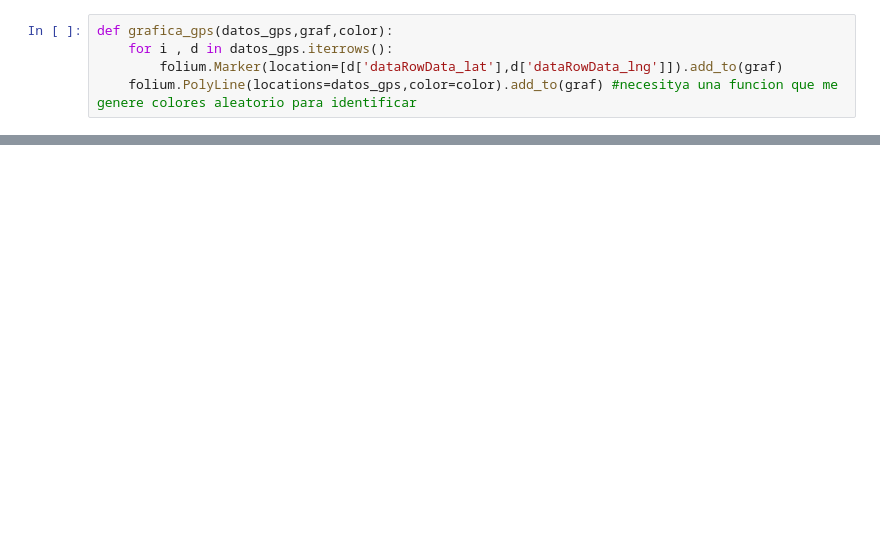
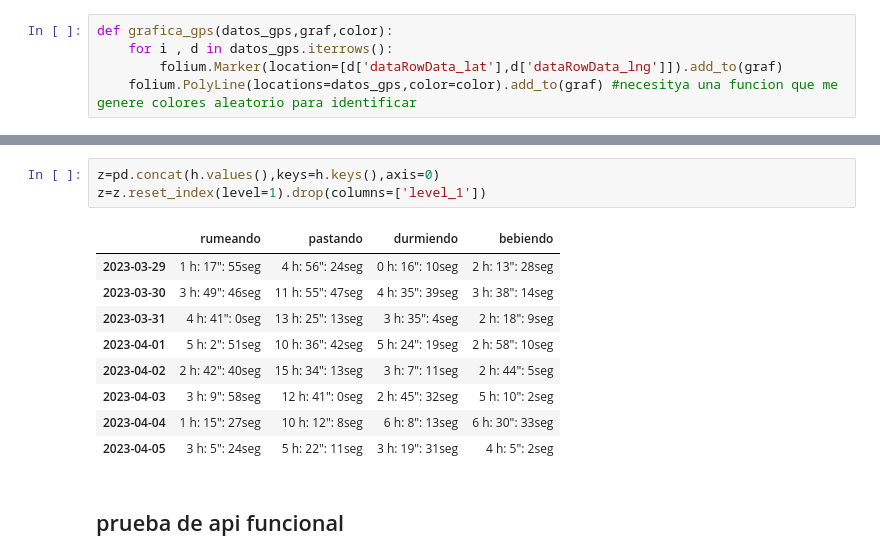
Before and after one commit to Arii95/PF_Henry, a Jupyter notebook: base_datos_basto.ipynb, the cells around one changed output, grey strips where cells are left out. Drawn from its saved outputs; the diff is of its cells as text; blank space fills up the shorter version.

```diff
--- a/base_datos_basto.ipynb
+++ b/base_datos_basto.ipynb
@@ -446,0 +699,15 @@ Fecha de finalización de la semana: 2022-08-07
+# %%
+z=pd.concat(h.values(),keys=h.keys(),axis=0)
+z=z.reset_index(level=1).drop(columns=['level_1'])
+# %% [output]
+|  | rumeando | pastando | durmiendo | bebiendo |
+| 2023-03-29 | 1 h: 17": 55seg | 4 h: 56": 24seg | 0 h: 16": 10seg | 2 h: 13": 28seg |
+| 2023-03-30 | 3 h: 49": 46seg | 11 h: 55": 47seg | 4 h: 35": 39seg | 3 h: 38": 14seg |
+| 2023-03-31 | 4 h: 41": 0seg | 13 h: 25": 13seg | 3 h: 35": 4seg | 2 h: 18": 9seg |
+| 2023-04-01 | 5 h: 2": 51seg | 10 h: 36": 42seg | 5 h: 24": 19seg | 2 h: 58": 10seg |
+| 2023-04-02 | 2 h: 42": 40seg | 15 h: 34": 13seg | 3 h: 7": 11seg | 2 h: 44": 5seg |
+| 2023-04-03 | 3 h: 9": 58seg | 12 h: 41": 0seg | 2 h: 45": 32seg | 5 h: 10": 2seg |
+| 2023-04-04 | 1 h: 15": 27seg | 10 h: 12": 8seg | 6 h: 8": 13seg | 6 h: 30": 33seg |
+| 2023-04-05 | 3 h: 5": 24seg | 5 h: 22": 11seg | 3 h: 19": 31seg | 4 h: 5": 2seg |
+# %% [markdown]
+## prueba de api funcional
```
Also changed, not shown: parts of 115 cells of this notebook, 6 other files.
